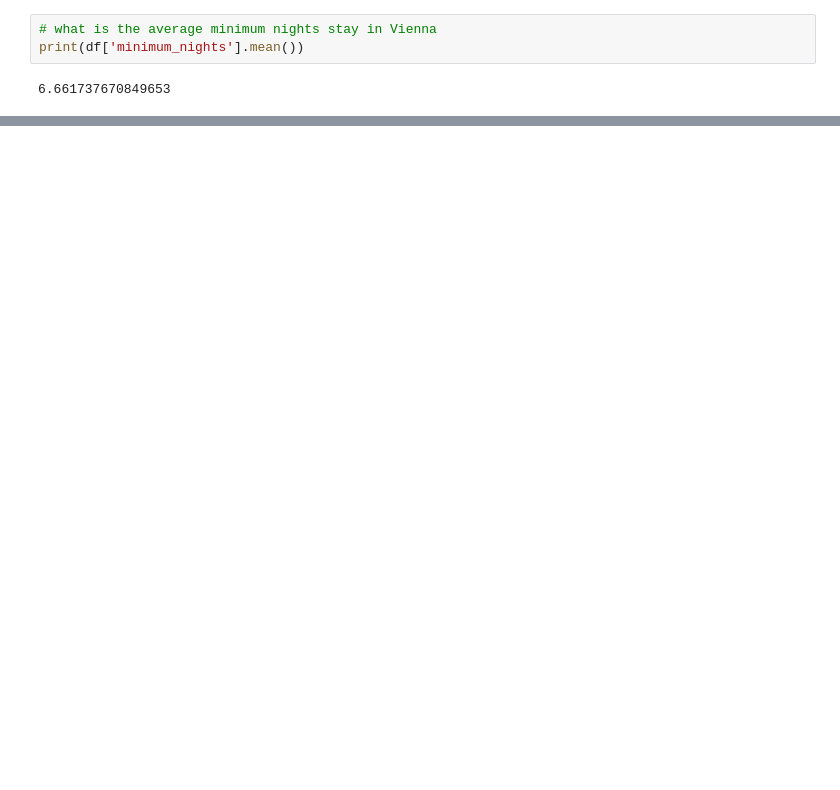
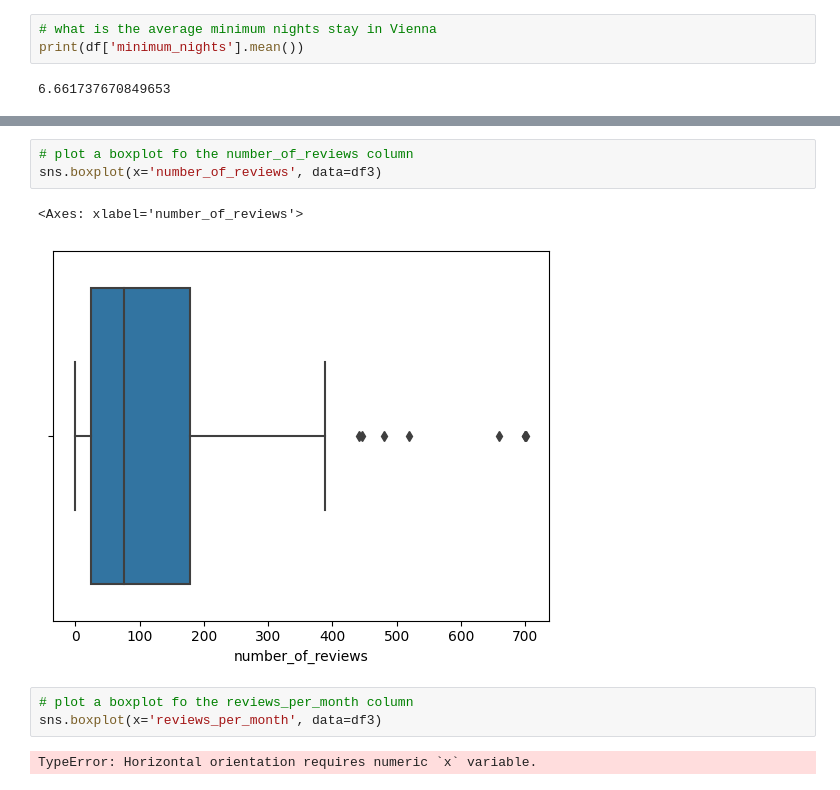
Before and after one commit to kel-elKapitan/Data223, a Jupyter notebook: Data 223/Python/Data with python/malta_airbnb.ipynb, the cells around one changed output, grey strips where cells are left out. Drawn from its saved outputs; the diff is of its cells as text; blank space fills up the shorter version.

```diff
--- a/Data 223/Python/Data with python/malta_airbnb.ipynb
+++ b/Data 223/Python/Data with python/malta_airbnb.ipynb
@@ -315,0 +373,11 @@ ValueError: Could not interpret value `date` for parameter `y`
+# %%
+# plot a boxplot fo the number_of_reviews column
+sns.boxplot(x='number_of_reviews', data=df3)
+# %% [output]
+<Axes: xlabel='number_of_reviews'>
+[figure, added]
+# %%
+# plot a boxplot fo the reviews_per_month column
+sns.boxplot(x='reviews_per_month', data=df3)
+# %% [output]
+TypeError: Horizontal orientation requires numeric `x` variable.
```
Also changed, not shown: parts of 18 cells of this notebook, 3 other files.
